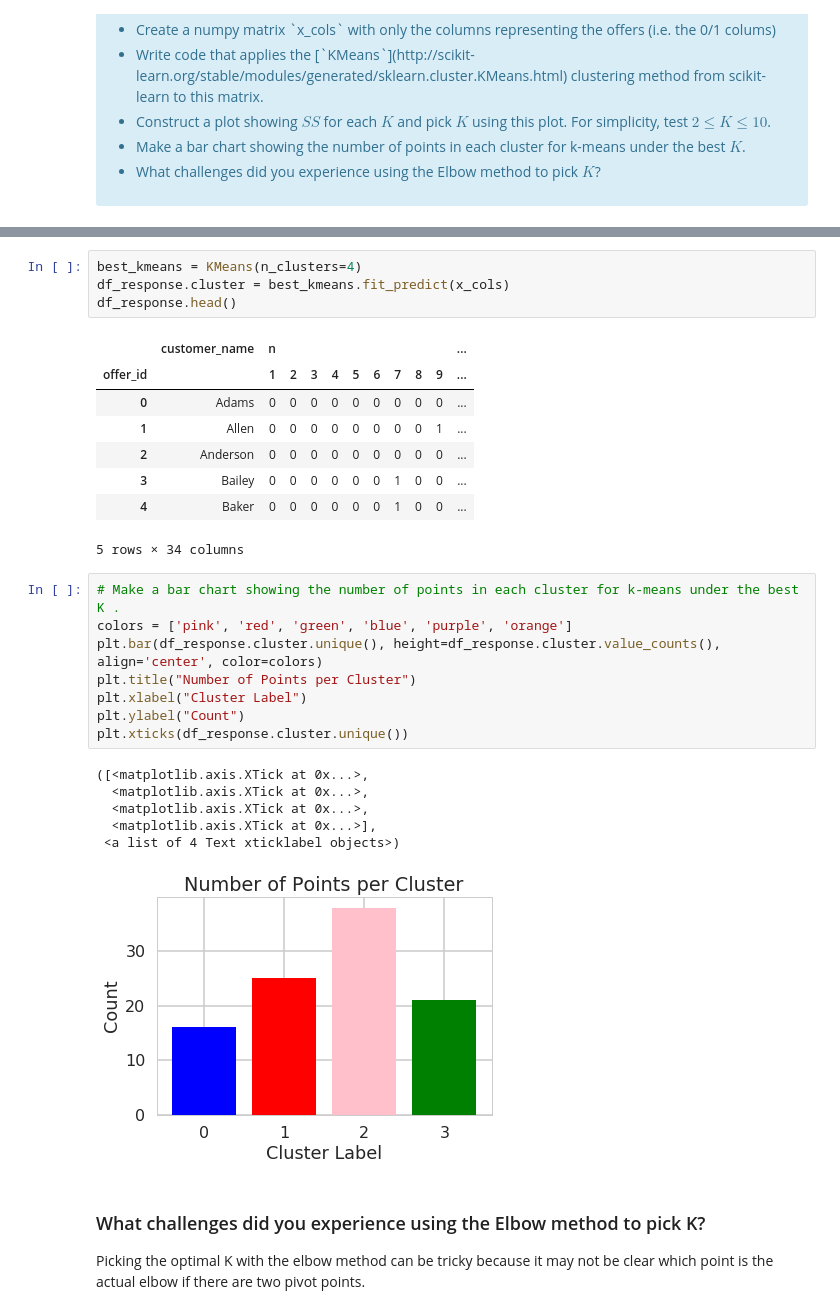
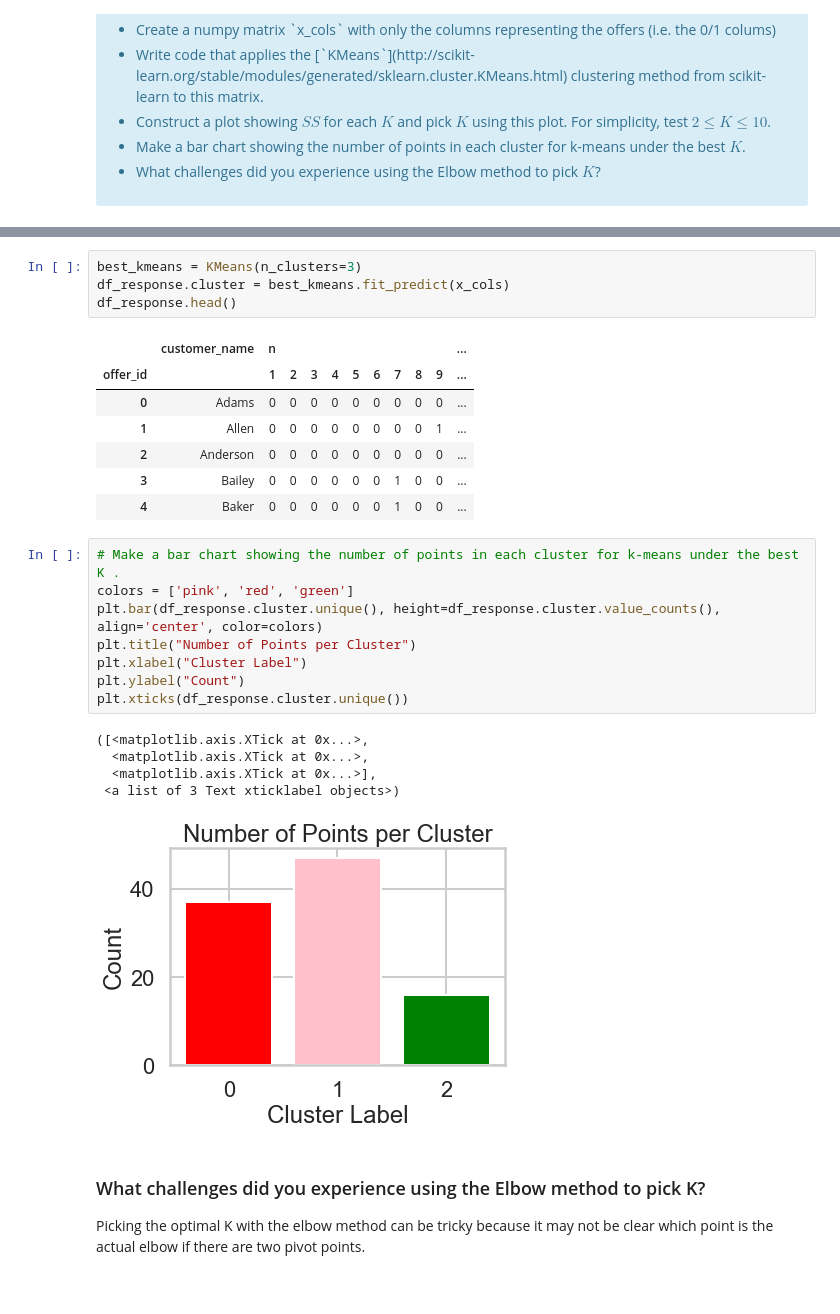
Before and after one commit to chiknes/Springboard-Mini-Projects, a Jupyter notebook: aic-8_2_10_clustering-mini-project/Mini_Project_Clustering.ipynb, the cells around one changed output, grey strips where cells are left out. Saved outputs shown, nothing was run; the diff lists cells and outputs as text.

```diff
--- a/aic-8_2_10_clustering-mini-project/Mini_Project_Clustering.ipynb
+++ b/aic-8_2_10_clustering-mini-project/Mini_Project_Clustering.ipynb
@@ -185,5 +199,5 @@ Text(0.5,1,'Elbow Method for Optimal K')
 # %%
-best_kmeans = KMeans(n_clusters=4)
+best_kmeans = KMeans(n_clusters=3)
 df_response.cluster = best_kmeans.fit_predict(x_cols)
 df_response.head()
 # %% [output]
@@ -194,22 +208,20 @@ df_response.head()
 | 2 | Anderson | 0 | 0 | 0 | 0 | 0 | 0 | 0 | 0 | 0 | ... |
 | 3 | Bailey | 0 | 0 | 0 | 0 | 0 | 0 | 1 | 0 | 0 | ... |
 | 4 | Baker | 0 | 0 | 0 | 0 | 0 | 0 | 1 | 0 | 0 | ... |
-5 rows × 34 columns
 # %%
 # Make a bar chart showing the number of points in each cluster for k-means under the best  K .
-colors = ['pink', 'red', 'green', 'blue', 'purple', 'orange']
+colors = ['pink', 'red', 'green']
 plt.bar(df_response.cluster.unique(), height=df_response.cluster.value_counts(),  align='center', color=colors)
 plt.title("Number of Points per Cluster")
 plt.xlabel("Cluster Label")
 plt.ylabel("Count")
 plt.xticks(df_response.cluster.unique())
 # %% [output]
 ([<matplotlib.axis.XTick at 0x...>,
   <matplotlib.axis.XTick at 0x...>,
-  <matplotlib.axis.XTick at 0x...>,
   <matplotlib.axis.XTick at 0x...>],
- <a list of 4 Text xticklabel objects>)
+ <a list of 3 Text xticklabel objects>)
-[figure, old version]
+[figure, new version]
 # %% [markdown]
 ### What challenges did you experience using the Elbow method to pick  K?
 
```
Also changed, not shown: parts of 23 cells of this notebook.
